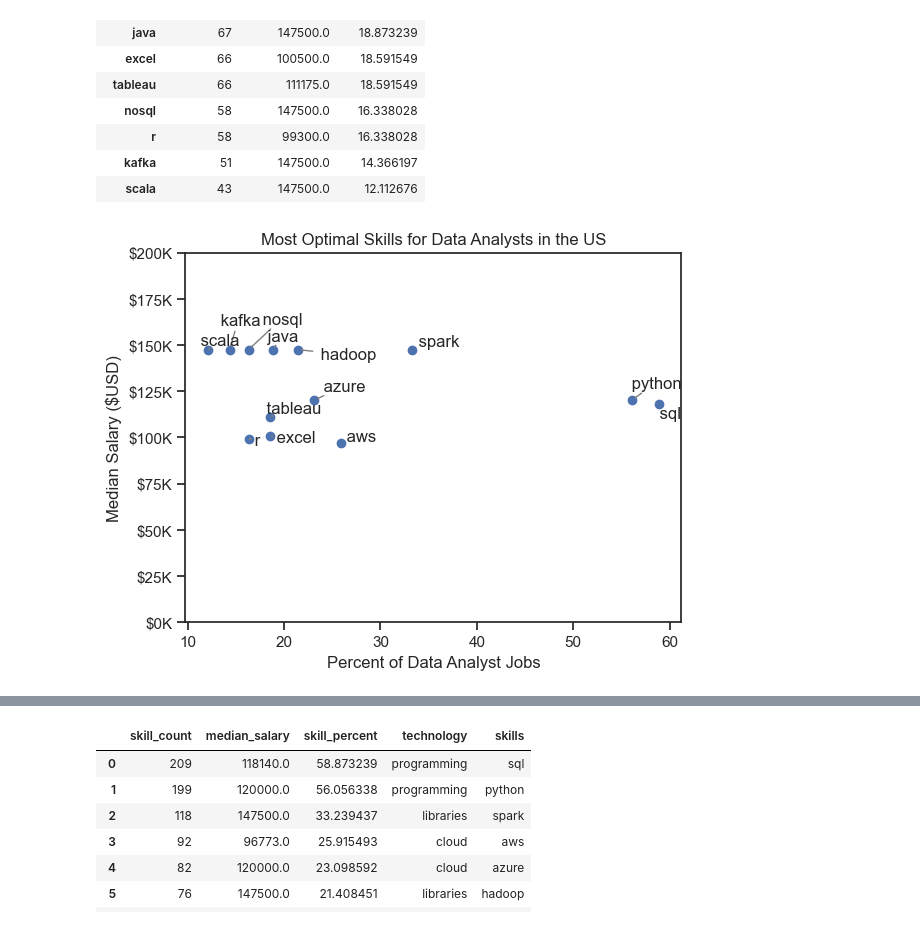
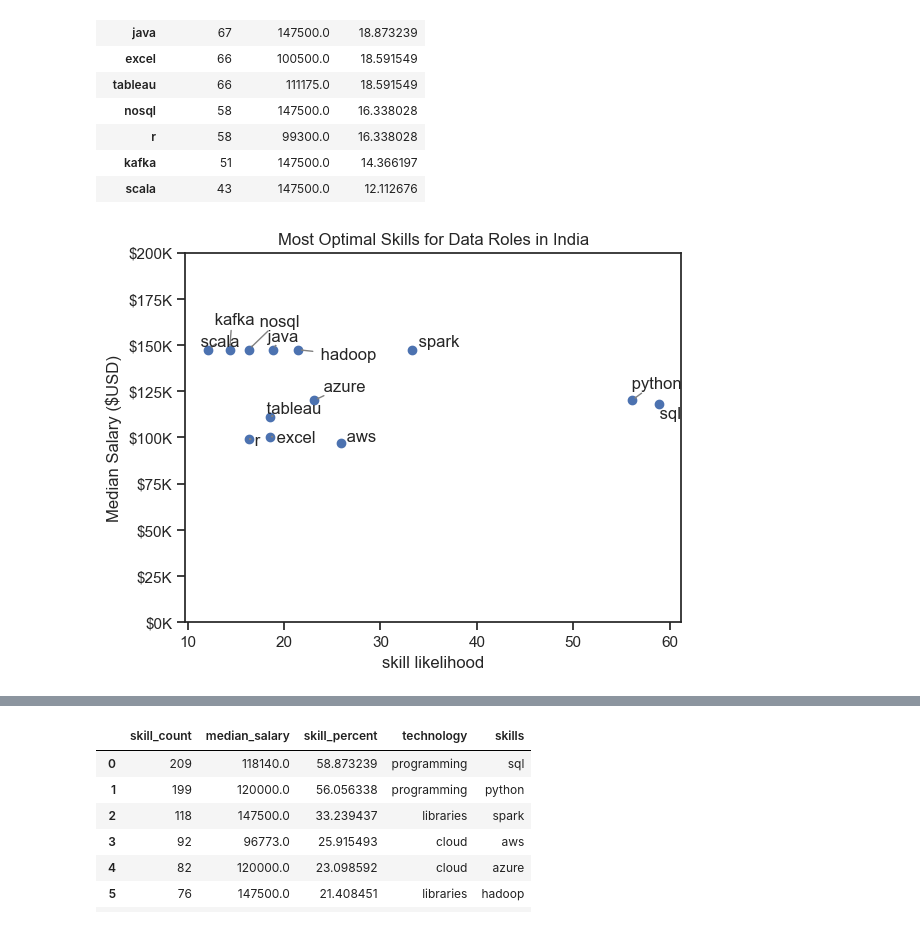
Before and after one commit to AnudeepRealm/data_jobs_analysis_with_python, a Jupyter notebook: project/5_optimal_skills.ipynb, the cells around one changed output, grey strips where cells are left out. Cells and saved outputs as stored; diff of their text form; code cells hidden in the pictures.

```diff
--- a/project/5_optimal_skills.ipynb
+++ b/project/5_optimal_skills.ipynb
@@ -69,24 +66,24 @@ df_skills
 # %%
 from adjustText import adjust_text
 
 plt.scatter(df_skills['skill_percent'], df_skills['median_salary'])
-plt.xlabel('Percent of Data Analyst Jobs')
+plt.xlabel('skill likelihood')
 plt.ylabel('Median Salary ($USD)')
 plt.title('Most Optimal Skills for Data Roles in India')
 plt.ylim(0,200000)
 
 ax = plt.gca()
 ax.yaxis.set_major_formatter(plt.FuncFormatter(lambda y, pos: f'${int(y/1000)}K'))  # Example formatting y-axis
 
 texts = []
 for i, txt in enumerate(df_skills.index):
     texts.append(plt.text(df_skills['skill_percent'].iloc[i], df_skills['median_salary'].iloc[i], " " + txt))
 
 adjust_text(texts, arrowprops=dict(arrowstyle='->', color='gray'))
 
 plt.show()
 # %% [output]
-[figure, old version]
+[figure, new version]
 # %%
 df_technology = df['job_type_skills'].copy()
 df_technology = df_technology.drop_duplicates()
```
Also changed, not shown: parts of 4 cells of this notebook.
